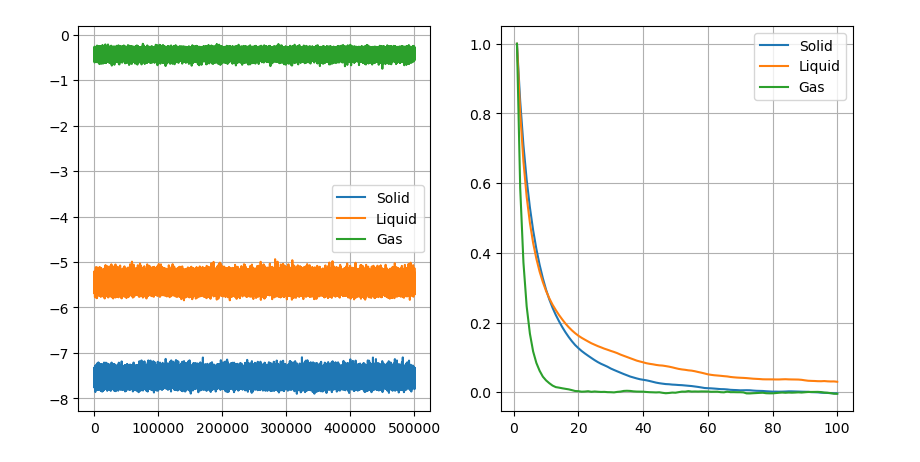
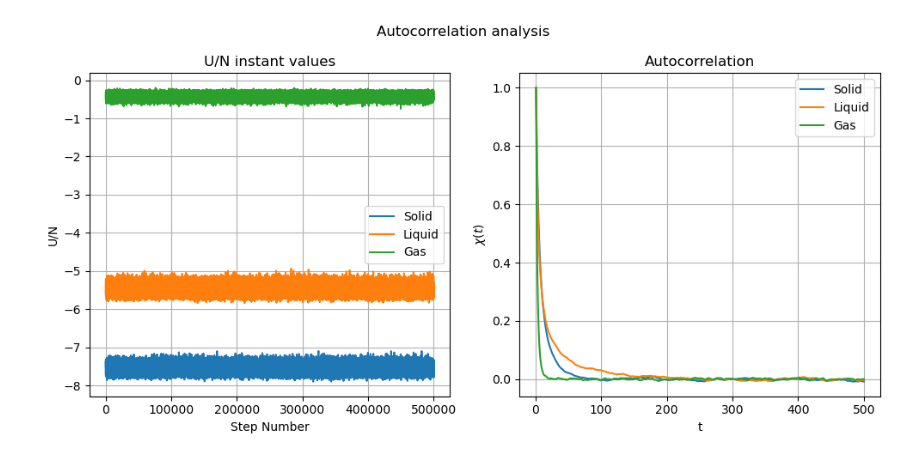
Before and after one commit to YggdrasilUrthr/NSL, a Jupyter notebook: Lab7/Lab7.ipynb, the cells around one changed output. Cells and saved outputs as stored; diff of their text form; code cells hidden in the pictures.

```diff
--- a/Lab7/Lab7.ipynb
+++ b/Lab7/Lab7.ipynb
@@ -10,5 +28,5 @@ phases_path = [phase + "/" for phase in phases]
 # %%
-# Temperature is already eq'd with Metropolis algorithm => analyse epot equilibration
+# Temperature is already eq'd in NVT => analyse epot equilibration
 
 eq_path = csv_path + "NonEq/"
 eq_directories = map(os.fsencode, [eq_path + phase for phase in phases_path])
@@ -21,7 +39,14 @@ for idx, directory in enumerate(eq_directories):
     filename = "output_epot.dat"
     eq_data = np.loadtxt(os.fsdecode(directory) + filename)
 
-    plt.plot(eq_data[:, 0], eq_data[:, 1])
+    plt.plot(eq_data[:, 0], eq_data[:, 1], color = colors[idx], label = phases[idx])
+    plt.xlabel("Step Number")
+    plt.ylabel(r"$U^*/N$")
+    plt.title(phases[idx])
+    plt.legend()
 
+plt.gcf().suptitle("Equilibration")
+plt.gcf().set_size_inches(10, 6)
+plt.tight_layout()
 plt.show()
 # %% [output]
@@ -31,7 +61,7 @@ plt.show()
 
 M = int(5e5)
 t_max = M
-t_blk_max = int(1e2)    # TODO increase this to 1e3
+t_blk_max = int(5e2)
 
 def Autcorr(in_data):
 
@@ -78,31 +108,39 @@ for idx, directory in enumerate(autocorr_directories):
     filename_data = "output_epot.dat"
     filename_autocorr = "output_autocorr.dat"
     autocorr_data = np.loadtxt(os.fsdecode(directory) + filename_data)
 
     plt.subplot(1, 2, 1)
     plt.plot(autocorr_data[:, 0], autocorr_data[:, 1], label = phases[idx])
+    plt.xlabel("Step Number")
+    plt.ylabel("U/N")
+    plt.title("U/N instant values")
     plt.grid(True)
     plt.legend()
 
     # Autocorr is a computationally heavy function => save data to speed up code execution
 
     autocorr = []
     autocorr_file_path = autocorr_func_path + phases_path[idx] + filename_autocorr
 
     if(os.path.isfile(os.fsencode(autocorr_file_path))):
 
         autocorr = np.loadtxt(autocorr_file_path)
 
     else:
 
         autocorr = Autcorr(autocorr_data[:, 1])
         np.savetxt(autocorr_file_path, autocorr)
 
     plt.subplot(1, 2, 2)
     plt.plot(np.arange(1, t_blk_max + 1), autocorr, label = phases[idx])
+    plt.xlabel("t")
+    plt.ylabel("$\chi(t)$")
+    plt.title("Autocorrelation")
     plt.grid(True)
     plt.legend()
 
+plt.suptitle("Autocorrelation analysis")
+plt.tight_layout()
 plt.show()
 # %% [output]
-[figure, old version]
+[figure, new version]
```
Also changed, not shown: parts of 21 cells of this notebook, 4 other files.
